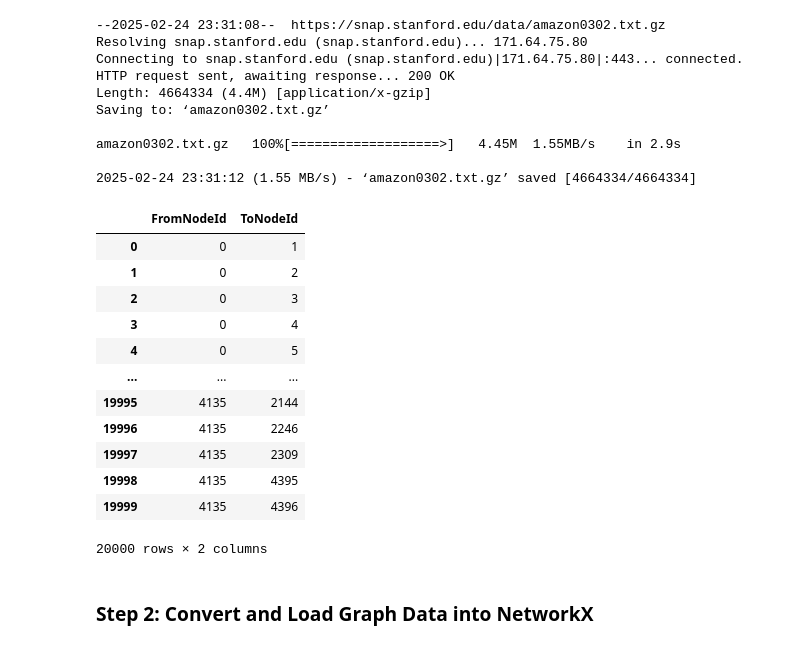
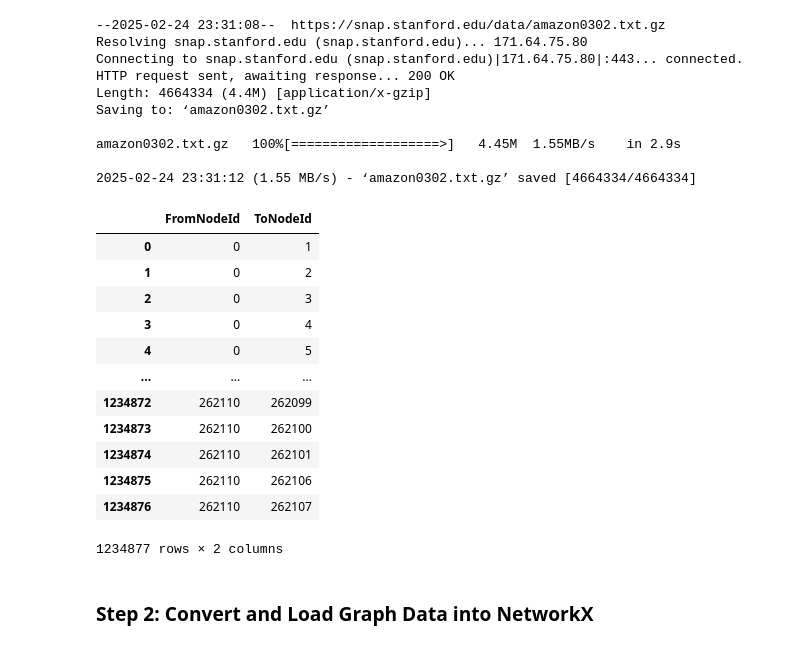
Before and after one commit to ryanaknguyen/ArangoDB-hackathon-2025, a Jupyter notebook: HackathonNotebookTemplate.ipynb, the cells around one changed output. Cells and saved outputs as stored; diff of their text form; code cells hidden in the pictures.

```diff
--- a/HackathonNotebookTemplate.ipynb
+++ b/HackathonNotebookTemplate.ipynb
@@ -298,34 +298,33 @@ amazon0302.txt.gz   100%[===================>]   4.45M  1.55MB/s    in 2.9s
 # %%
 # 2. Load the dataset into a CSV
 # Reference: https://networkx.org/nx-guides/content/exploratory_notebooks/facebook_notebook.html#analysis
 # Reference: https://pandas.pydata.org/docs/reference/api/pandas.read_csv.html
 
 # Sample the data using 20000 edges (connections)
 
 amazon = pd.read_csv(
     "./amazon0302.txt.gz",
     compression="gzip",
     sep="\t",
     skiprows=4,
-    nrows=20000,
     names=["FromNodeId", "ToNodeId"],
 )
 
 amazon
 # %% [output]
 |  | FromNodeId | ToNodeId |
 | 0 | 0 | 1 |
 | 1 | 0 | 2 |
 | 2 | 0 | 3 |
 | 3 | 0 | 4 |
 | 4 | 0 | 5 |
 | ... | ... | ... |
-| 19995 | 4135 | 2144 |
-| 19996 | 4135 | 2246 |
-| 19997 | 4135 | 2309 |
-| 19998 | 4135 | 4395 |
-| 19999 | 4135 | 4396 |
+| 1234872 | 262110 | 262099 |
+| 1234873 | 262110 | 262100 |
+| 1234874 | 262110 | 262101 |
+| 1234875 | 262110 | 262106 |
+| 1234876 | 262110 | 262107 |
-20000 rows × 2 columns
+1234877 rows × 2 columns
 # %% [markdown]
 ### Step 2: Convert and Load Graph Data into NetworkX
 # %% [markdown]
```
Also changed, not shown: parts of 8 cells of this notebook.
